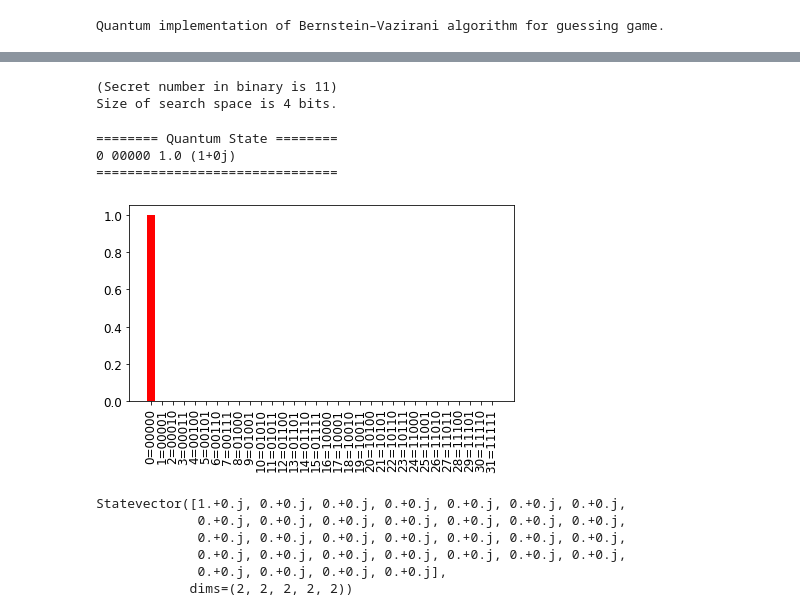
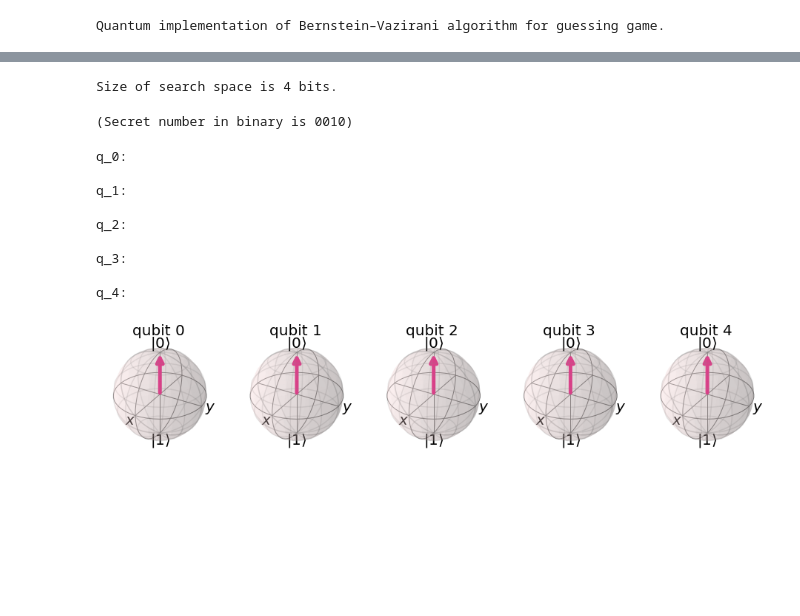
Before and after one commit to dmtrinh/quantum-classical-simple-search, a Jupyter notebook: quantum_bernstein_vazirani2.ipynb, the cells around one changed output, grey strips where cells are left out. Cells and saved outputs as stored; diff of their text form; code cells hidden in the pictures; blank space fills up the shorter version.

Commit message:
Added more visualizations

```diff
--- a/quantum_bernstein_vazirani2.ipynb
+++ b/quantum_bernstein_vazirani2.ipynb
@@ -34,32 +34,34 @@ Randomly picking a secret number between 0 and 15...
 # %%
 secret_as_binary = format(secret, "b")
-print("(Secret number in binary is %s)" %(secret_as_binary))
 search_space_size = MAX_NUM.bit_length()
 print("Size of search space is %d bits." %(search_space_size))
 # %% [output]
-(Secret number in binary is 11)
 Size of search space is 4 bits.
 # %%
 # Pad secret with leading 0 as needed to ensure it has the same number of bit indices as the search space
 delta = search_space_size - len(secret_as_binary)
 secret_as_binary = ("0" * delta) + secret_as_binary
+print("(Secret number in binary is %s)" %(secret_as_binary))
+# %% [output]
+(Secret number in binary is 0010)
 # %%
 # We need a circuit with n qubits, plus one auxiliary qubit
-# Also need n classical bits to write the output to
-bv_circuit = QuantumCircuit(search_space_size+1, search_space_size)
+bv_circuit = QuantumCircuit(search_space_size+1)
+print(bv_circuit)
 
-state_preparation_util.run_print_plot(bv_circuit)
+s = spu.run(bv_circuit)
+plot_bloch_multivector(s)
 # %% [output]
-======== Quantum State ========
-0 00000 1.0 (1+0j)
-===============================
+q_0:
+
+q_1:
+
+q_2:
+
+q_3:
+
+q_4:
-[figure, old version]
+[figure, new version]
-Statevector([1.+0.j, 0.+0.j, 0.+0.j, 0.+0.j, 0.+0.j, 0.+0.j, 0.+0.j,
-             0.+0.j, 0.+0.j, 0.+0.j, 0.+0.j, 0.+0.j, 0.+0.j, 0.+0.j,
-             0.+0.j, 0.+0.j, 0.+0.j, 0.+0.j, 0.+0.j, 0.+0.j, 0.+0.j,
-             0.+0.j, 0.+0.j, 0.+0.j, 0.+0.j, 0.+0.j, 0.+0.j, 0.+0.j,
-             0.+0.j, 0.+0.j, 0.+0.j, 0.+0.j],
-            dims=(2, 2, 2, 2, 2))
 # %%
 # put auxiliary in state |->
 bv_circuit.h(search_space_size)
```
Also changed, not shown: parts of 15 cells of this notebook.
